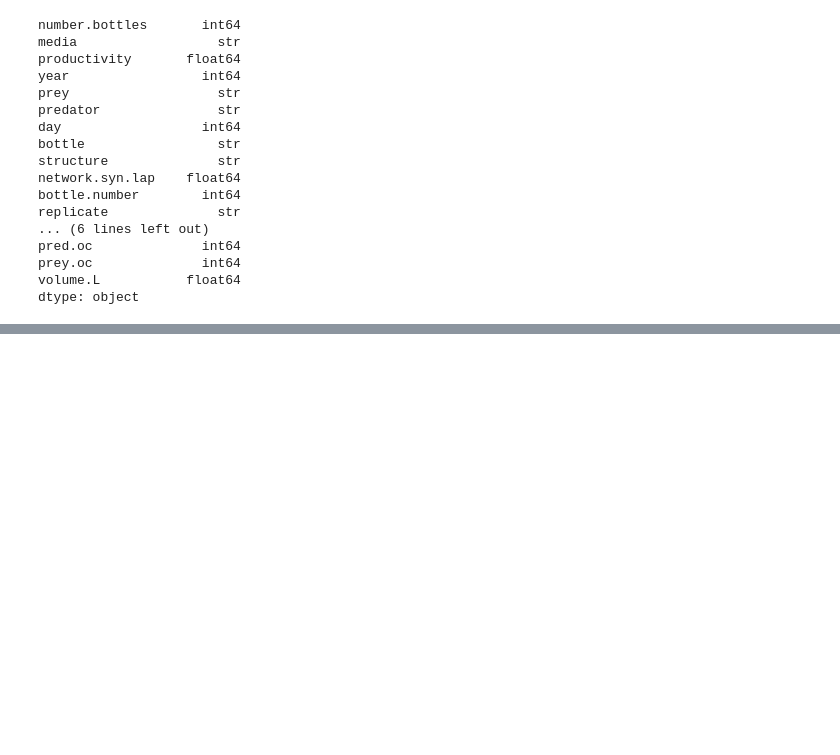
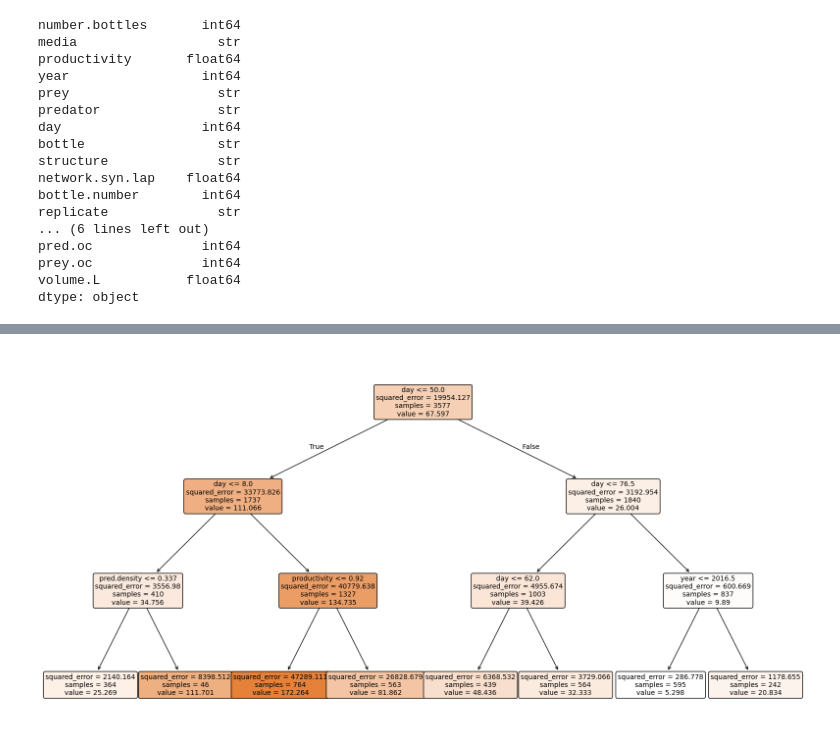
Before and after one commit to Keegs-Fontaine/math_335_predator_prey_final, a Jupyter notebook: main.ipynb, the cells around one changed output, grey strips where cells are left out. Drawn from its saved outputs; the diff is of its cells as text; code cells hidden in the pictures; blank space fills up the shorter version.

```diff
--- a/main.ipynb
+++ b/main.ipynb
@@ -51,3 +63,12 @@ print(mse, df['prey.density'].var()**(1/2))
 # %%
-df.groupby("structure")[['pred.density', 'prey.density']].describe()
+plt.figure(figsize=(20,10))
+tree.plot_tree(
+    model.estimators_[0],
+    feature_names=X.columns,
+    filled=True,
+    rounded=True,
+    fontsize=10
+)
+
+plt.show()
 # %% [output]
@@ -63,0 +75 @@ df.groupby("structure")[['pred.density', 'prey.density']].describe()
+[figure, added]
```
Also changed, not shown: parts of 5 cells of this notebook.
